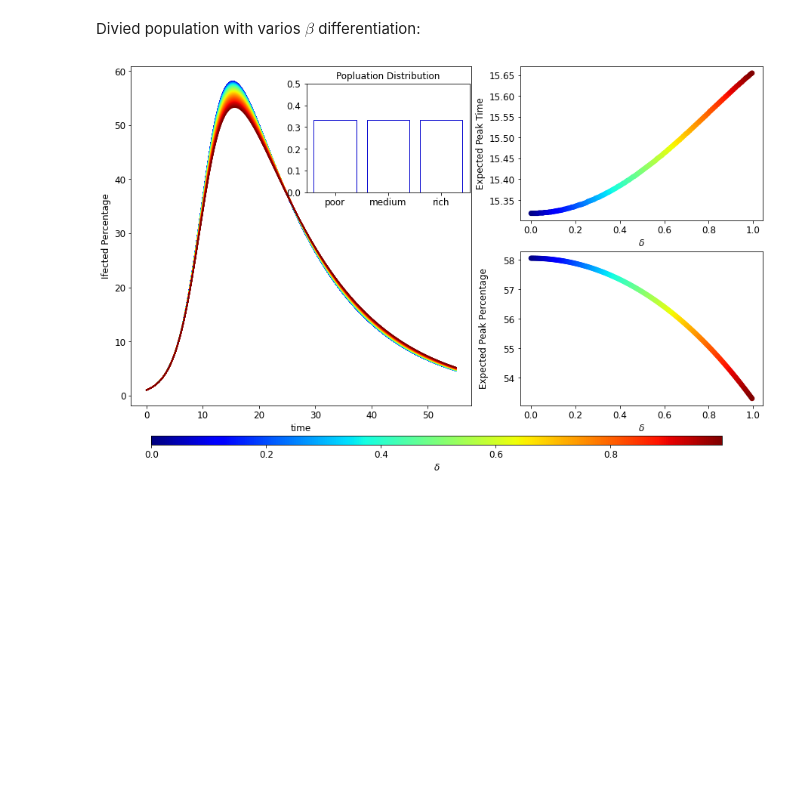
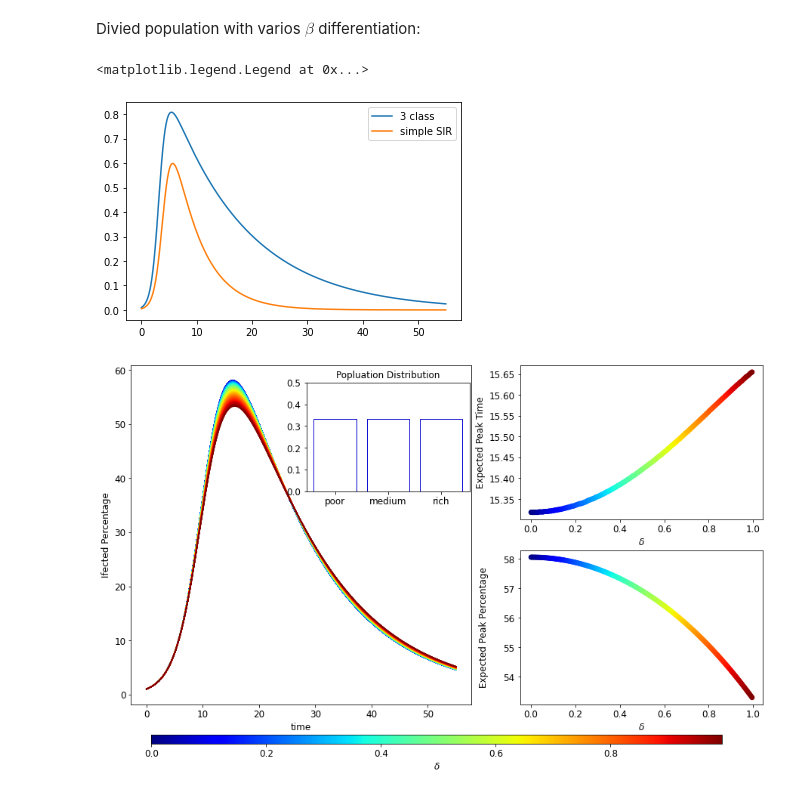
Before and after one commit to ParimahSafarian/Inequality-and-COVID-19, a Jupyter notebook: Model-clean.ipynb, the cells around one changed output. Saved outputs shown, nothing was run; the diff lists cells and outputs as text; code cells hidden in the pictures; blank space fills up the shorter version.

```diff
--- a/Model-clean.ipynb
+++ b/Model-clean.ipynb
@@ -131,6 +133,26 @@ k0 = [0.33, 0.01, 0, 0.33, 0, 0, 0.33, 0, 0]
 
 #Solve
 k = odeint(equations,k0,t)
+# %%
+delta = 0
+betam = eta
+
+#Initial conditions and t range
+t  =  np.arange(0,55, 0.001)
+
+k0 = [0.33, 0.01, 0, 0.33, 0, 0, 0.33, 0, 0]
+
+#Solve
+k = odeint(equations,k0,t)
+
+Itot = k[:, 1] + k[:, 4] + k[:, 7]
+
+plt.plot(t, Itot, label = '3 class')
+plt.plot(t, k_s[:, 1], label = 'simple SIR')
+plt.legend()
+# %% [output]
+<matplotlib.legend.Legend at 0x...>
+[figure, added]
 # %%
 from matplotlib.gridspec import GridSpec
 delta_range = np.arange(0, 1, 0.005)
```
Also changed, not shown: parts of 2 cells of this notebook, 2 other files.
